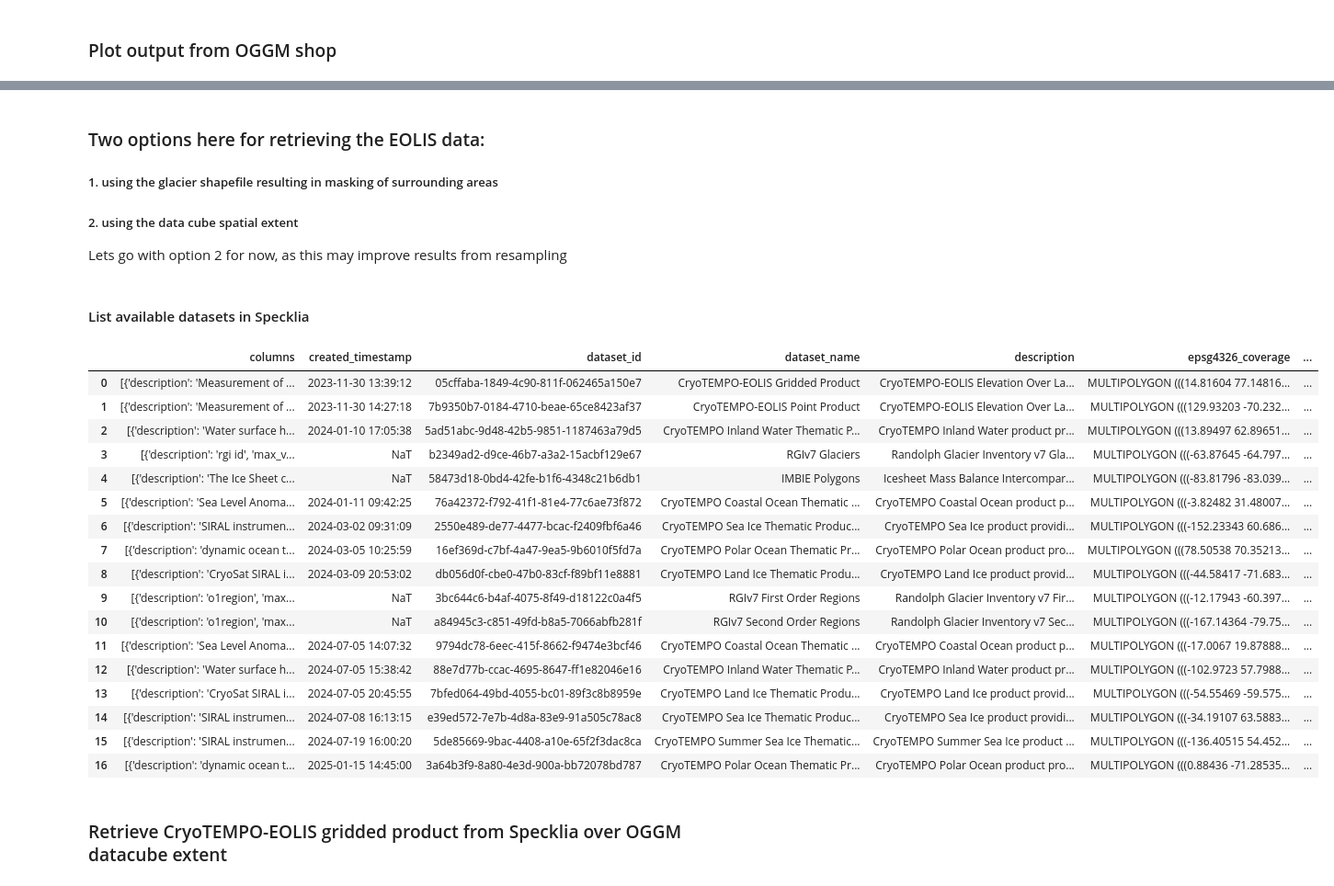
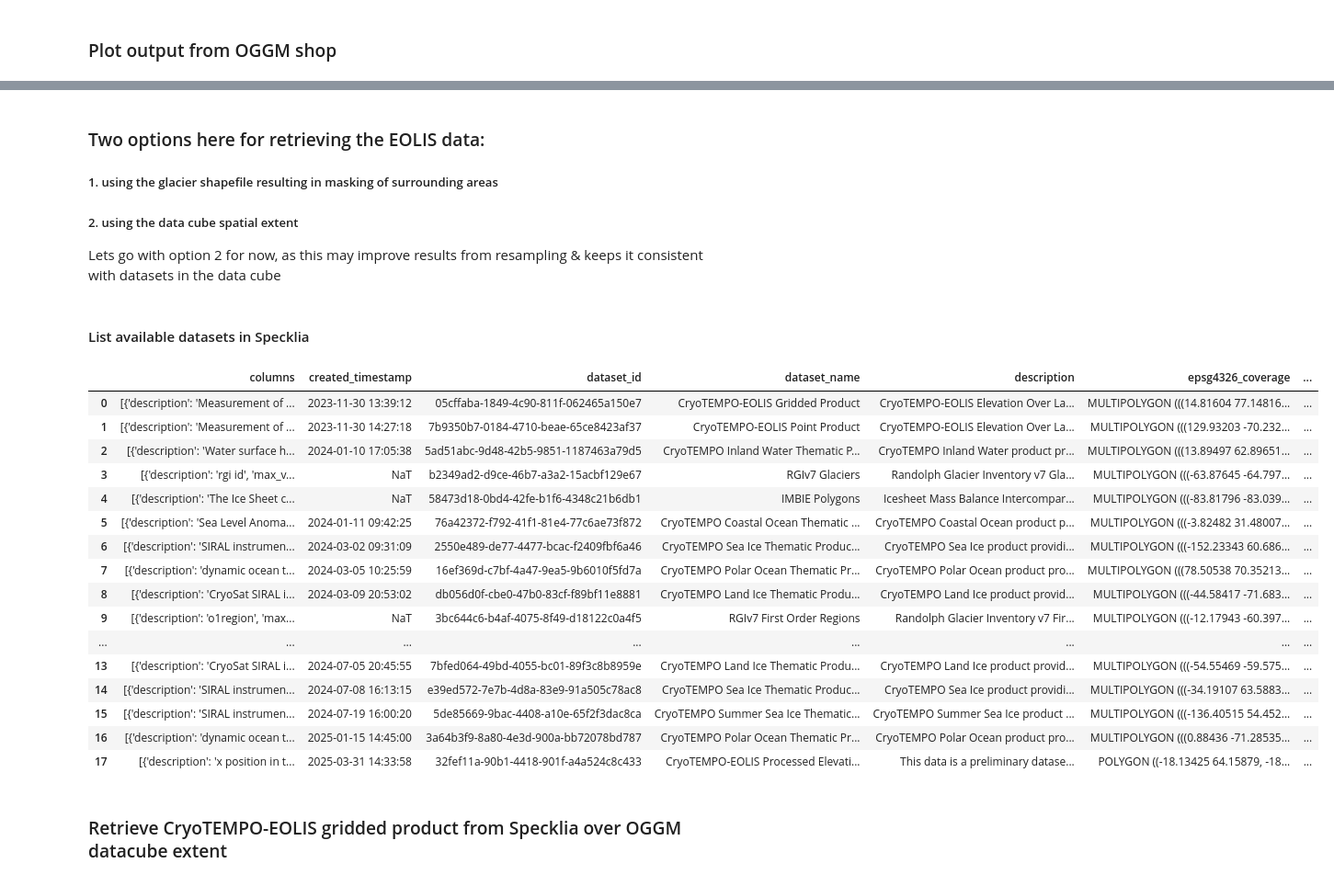
Before and after one commit to carolynmichael19/dtcg-notebooks, a Jupyter notebook: notebooks/create_l1_datacube.ipynb, the cells around one changed output, grey strips where cells are left out. Shown at 92% size. Saved outputs shown, nothing was run; the diff lists cells and outputs as text; code cells hidden in the pictures.

```diff
--- a/notebooks/create_l1_datacube.ipynb
+++ b/notebooks/create_l1_datacube.ipynb
@@ -79,44 +79,42 @@ plt.show()
 ##### 1. using the glacier shapefile resulting in masking of surrounding areas
 ##### 2. using the data cube spatial extent
 
-Lets go with option 2 for now, as this may improve results from resampling
+Lets go with option 2 for now, as this may improve results from resampling & keeps it consistent with datasets in the data cube
 # %% [markdown]
 #### List available datasets in Specklia
 # %%
-from datetime import datetime
-
 import geopandas as gpd
 import pandas as pd
 import shapely
+from pandas import Timedelta
 from specklia import Specklia
 
-specklia_api_key = 'eyJhbGciOiJIUzI1NiIsInR5cCI6IkpXVCJ9.eyJ1c2VyX2lkIjoiOGJjMTA3YWYtOGNmMS01NDAzLTliNTgtMGIwNWUyMDU0MzMzIiwic2FsdCI6IjE0MmM5Y2Q4MDE3YWQ0ZDIifQ.iGKbU39uob33XedxVblaHRoHsF6ewMcCL8ia8CLyAWA'
+specklia_api_key = 'eyJhbGciOiJIUzI1NiIsInR5cCI6IkpXVCJ9.eyJ1c2VyX2lkIjoiOGJjMTA3YWYtOGNmMS01NDAzLTliNTgtMGIwNWUyMDU0MzMzIiwic2FsdCI6IjhmMDEyYTVmZGExMjY4ZmEifQ.m-zxAP8iIsA6pZiK83meZyxVqUzhoF6b-uuvCIXBQL8'
 client = Specklia(specklia_api_key)
 
 available_datasets = client.list_datasets()
 
 # Temporary pretty display
 with pd.option_context('display.max_rows', None, 'display.max_columns', None):
     display(available_datasets)
 # %% [output]
 |  | columns | created_timestamp | dataset_id | dataset_name | description | epsg4326_coverage | ... |
 | 0 | [{'description': 'Measurement of ... | 2023-11-30 13:39:12 | 05cffaba-1849-4c90-811f-062465a150e7 | CryoTEMPO-EOLIS Gridded Product | CryoTEMPO-EOLIS Elevation Over La... | MULTIPOLYGON (((14.81604 77.14816... | ... |
 | 1 | [{'description': 'Measurement of ... | 2023-11-30 14:27:18 | 7b9350b7-0184-4710-beae-65ce8423af37 | CryoTEMPO-EOLIS Point Product | CryoTEMPO-EOLIS Elevation Over La... | MULTIPOLYGON (((129.93203 -70.232... | ... |
 | 2 | [{'description': 'Water surface h... | 2024-01-10 17:05:38 | 5ad51abc-9d48-42b5-9851-1187463a79d5 | CryoTEMPO Inland Water Thematic P... | CryoTEMPO Inland Water product pr... | MULTIPOLYGON (((13.89497 62.89651... | ... |
 | 3 | [{'description': 'rgi id', 'max_v... | NaT | b2349ad2-d9ce-46b7-a3a2-15acbf129e67 | RGIv7 Glaciers | Randolph Glacier Inventory v7 Gla... | MULTIPOLYGON (((-63.87645 -64.797... | ... |
 | 4 | [{'description': 'The Ice Sheet c... | NaT | 58473d18-0bd4-42fe-b1f6-4348c21b6db1 | IMBIE Polygons | Icesheet Mass Balance Intercompar... | MULTIPOLYGON (((-83.81796 -83.039... | ... |
 | 5 | [{'description': 'Sea Level Anoma... | 2024-01-11 09:42:25 | 76a42372-f792-41f1-81e4-77c6ae73f872 | CryoTEMPO Coastal Ocean Thematic ... | CryoTEMPO Coastal Ocean product p... | MULTIPOLYGON (((-3.82482 31.48007... | ... |
 | 6 | [{'description': 'SIRAL instrumen... | 2024-03-02 09:31:09 | 2550e489-de77-4477-bcac-f2409fbf6a46 | CryoTEMPO Sea Ice Thematic Produc... | CryoTEMPO Sea Ice product providi... | MULTIPOLYGON (((-152.23343 60.686... | ... |
 | 7 | [{'description': 'dynamic ocean t... | 2024-03-05 10:25:59 | 16ef369d-c7bf-4a47-9ea5-9b6010f5fd7a | CryoTEMPO Polar Ocean Thematic Pr... | CryoTEMPO Polar Ocean product pro... | MULTIPOLYGON (((78.50538 70.35213... | ... |
 | 8 | [{'description': 'CryoSat SIRAL i... | 2024-03-09 20:53:02 | db056d0f-cbe0-47b0-83cf-f89bf11e8881 | CryoTEMPO Land Ice Thematic Produ... | CryoTEMPO Land Ice product provid... | MULTIPOLYGON (((-44.58417 -71.683... | ... |
 | 9 | [{'description': 'o1region', 'max... | NaT | 3bc644c6-b4af-4075-8f49-d18122c0a4f5 | RGIv7 First Order Regions | Randolph Glacier Inventory v7 Fir... | MULTIPOLYGON (((-12.17943 -60.397... | ... |
-| 10 | [{'description': 'o1region', 'max... | NaT | a84945c3-c851-49fd-b8a5-7066abfb281f | RGIv7 Second Order Regions | Randolph Glacier Inventory v7 Sec... | MULTIPOLYGON (((-167.14364 -79.75... | ... |
-| 11 | [{'description': 'Sea Level Anoma... | 2024-07-05 14:07:32 | 9794dc78-6eec-415f-8662-f9474e3bcf46 | CryoTEMPO Coastal Ocean Thematic ... | CryoTEMPO Coastal Ocean product p... | MULTIPOLYGON (((-17.0067 19.87888... | ... |
-| 12 | [{'description': 'Water surface h... | 2024-07-05 15:38:42 | 88e7d77b-ccac-4695-8647-ff1e82046e16 | CryoTEMPO Inland Water Thematic P... | CryoTEMPO Inland Water product pr... | MULTIPOLYGON (((-102.9723 57.7988... | ... |
+| ... | ... | ... | ... | ... | ... | ... | ... |
 | 13 | [{'description': 'CryoSat SIRAL i... | 2024-07-05 20:45:55 | 7bfed064-49bd-4055-bc01-89f3c8b8959e | CryoTEMPO Land Ice Thematic Produ... | CryoTEMPO Land Ice product provid... | MULTIPOLYGON (((-54.55469 -59.575... | ... |
 | 14 | [{'description': 'SIRAL instrumen... | 2024-07-08 16:13:15 | e39ed572-7e7b-4d8a-83e9-91a505c78ac8 | CryoTEMPO Sea Ice Thematic Produc... | CryoTEMPO Sea Ice product providi... | MULTIPOLYGON (((-34.19107 63.5883... | ... |
 | 15 | [{'description': 'SIRAL instrumen... | 2024-07-19 16:00:20 | 5de85669-9bac-4408-a10e-65f2f3dac8ca | CryoTEMPO Summer Sea Ice Thematic... | CryoTEMPO Summer Sea Ice product ... | MULTIPOLYGON (((-136.40515 54.452... | ... |
 | 16 | [{'description': 'dynamic ocean t... | 2025-01-15 14:45:00 | 3a64b3f9-8a80-4e3d-900a-bb72078bd787 | CryoTEMPO Polar Ocean Thematic Pr... | CryoTEMPO Polar Ocean product pro... | MULTIPOLYGON (((0.88436 -71.28535... | ... |
+| 17 | [{'description': 'x position in t... | 2025-03-31 14:33:58 | 32fef11a-90b1-4418-901f-a4a524c8c433 | CryoTEMPO-EOLIS Processed Elevati... | This data is a preliminary datase... | POLYGON ((-18.13425 64.15879, -18... | ... |
 # %% [markdown]
 ### Retrieve CryoTEMPO-EOLIS gridded product from Specklia over OGGM datacube extent
 # %%
```
Also changed, not shown: parts of 11 cells of this notebook.
